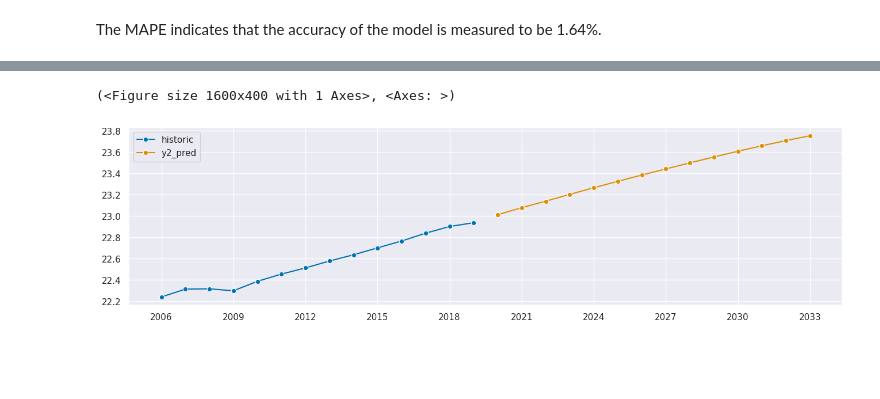
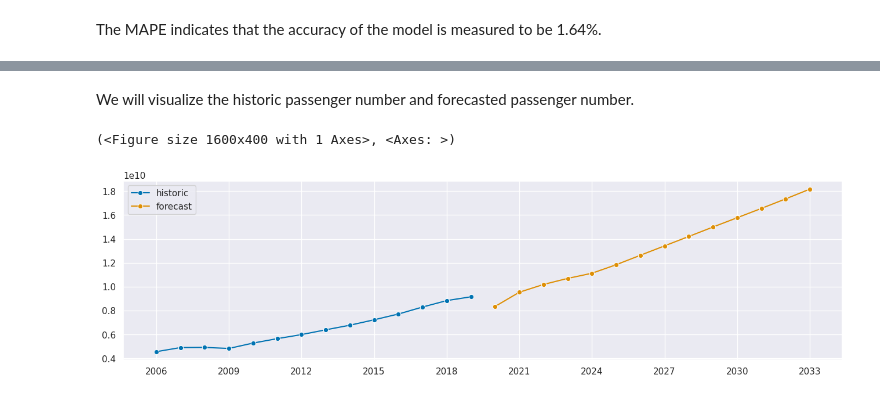
Before and after one commit to 91htjung/AirportBusinessAnalytics, a Jupyter notebook: 01-Forecast_Longterm_Econometric.ipynb, the cells around one changed output, grey strips where cells are left out. Drawn from its saved outputs; the diff is of its cells as text; code cells hidden in the pictures; blank space fills up the shorter version.

```diff
--- a/01-Forecast_Longterm_Econometric.ipynb
+++ b/01-Forecast_Longterm_Econometric.ipynb
@@ -372,6 +364,0 @@ ForecastingHorizon(['2016', '2017', '2018', '2019'], dtype='period[A-DEC]', is_r
-# %%
-from sklearn.linear_model import LinearRegression
-from sktime.forecasting.compose import make_reduction
-
-regressor = LinearRegression()
-forecaster = make_reduction(regressor, window_length=4, strategy="recursive")
@@ -402,0 +394,4 @@ y2_pred = forecaster.predict(fh2, X=X2)
+# %%
+y2_pred = regressor.predict(X2)
+y2_pred = pd.DataFrame(y2_pred, index=X2.index, columns=['Passenger_log'])
+y2_pred
@@ -403,5 +414,7 @@ y2_pred = forecaster.predict(fh2, X=X2)
+# %% [markdown]
+We will visualize the historic passenger number and forecasted passenger number.
 # %%
-plot_series(y, y2_pred, labels=["historic", "y2_pred"])
+plot_series(np.exp(y), np.exp(y2_pred), labels=["historic", "forecast"])
 # %% [output]
 (<Figure size 1600x400 with 1 Axes>, <Axes: >)
-[figure, old version]
+[figure, new version]
```
Also changed, not shown: parts of 13 cells of this notebook.
